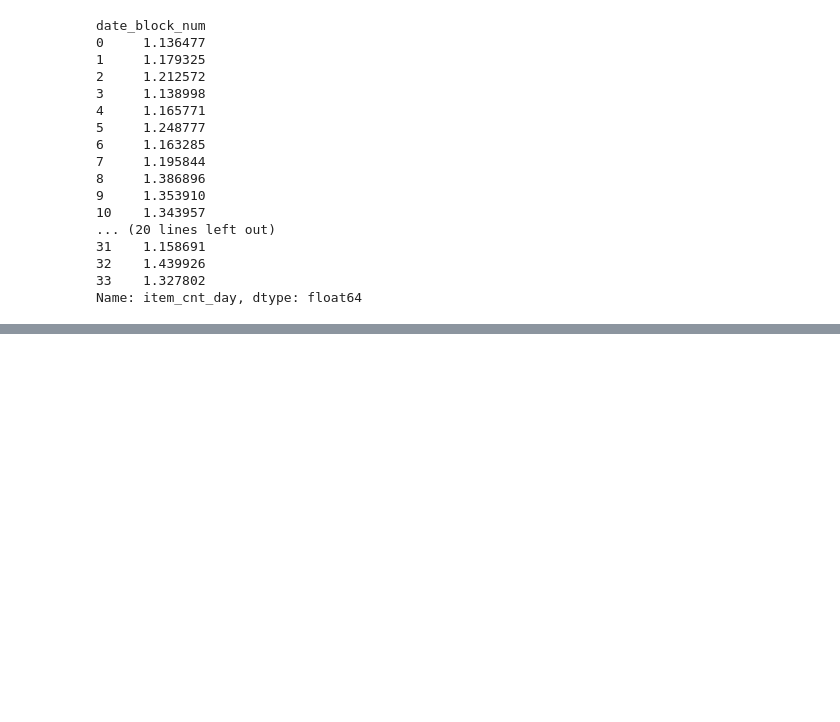
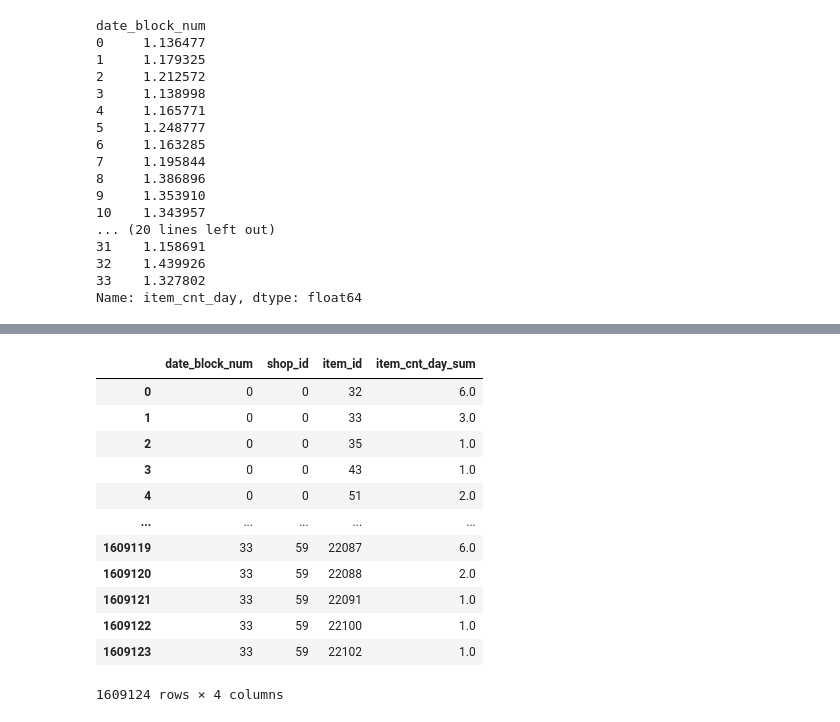
Before and after one commit to WHYTEWYLL/Future_Sales, a Jupyter notebook: Data Cleaning.ipynb, the cells around one changed output, grey strips where cells are left out. Saved outputs shown, nothing was run; the diff lists cells and outputs as text; code cells hidden in the pictures; blank space fills up the shorter version.

```diff
--- a/Data Cleaning.ipynb
+++ b/Data Cleaning.ipynb
@@ -184,0 +200,17 @@ X_train, X_test, y_train, y_test = train_test_split(X, y, test_size=0.2)
+# %%
+gb.columns = [val[0] if val[-1] == '' else '_'.join(val) for val in gb.columns.values]
+gb
+# %% [output]
+|  | date_block_num | shop_id | item_id | item_cnt_day_sum |
+| 0 | 0 | 0 | 32 | 6.0 |
+| 1 | 0 | 0 | 33 | 3.0 |
+| 2 | 0 | 0 | 35 | 1.0 |
+| 3 | 0 | 0 | 43 | 1.0 |
+| 4 | 0 | 0 | 51 | 2.0 |
+| ... | ... | ... | ... | ... |
+| 1609119 | 33 | 59 | 22087 | 6.0 |
+| 1609120 | 33 | 59 | 22088 | 2.0 |
+| 1609121 | 33 | 59 | 22091 | 1.0 |
+| 1609122 | 33 | 59 | 22100 | 1.0 |
+| 1609123 | 33 | 59 | 22102 | 1.0 |
+1609124 rows × 4 columns
```
Also changed, not shown: parts of 11 cells of this notebook.
